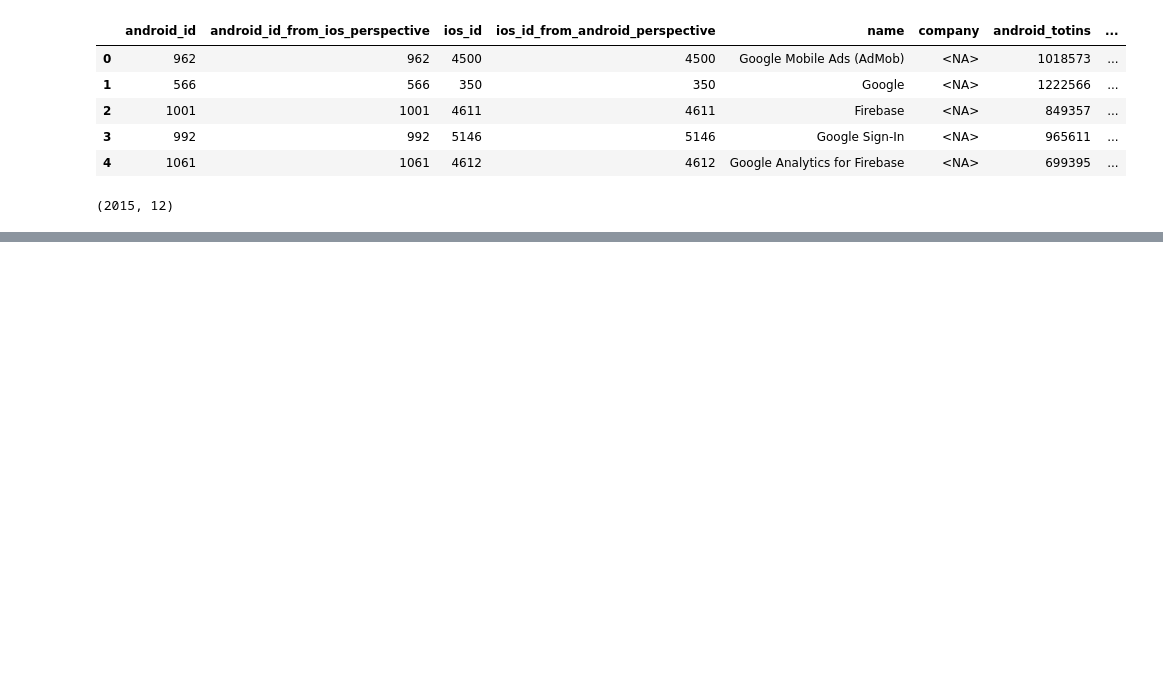
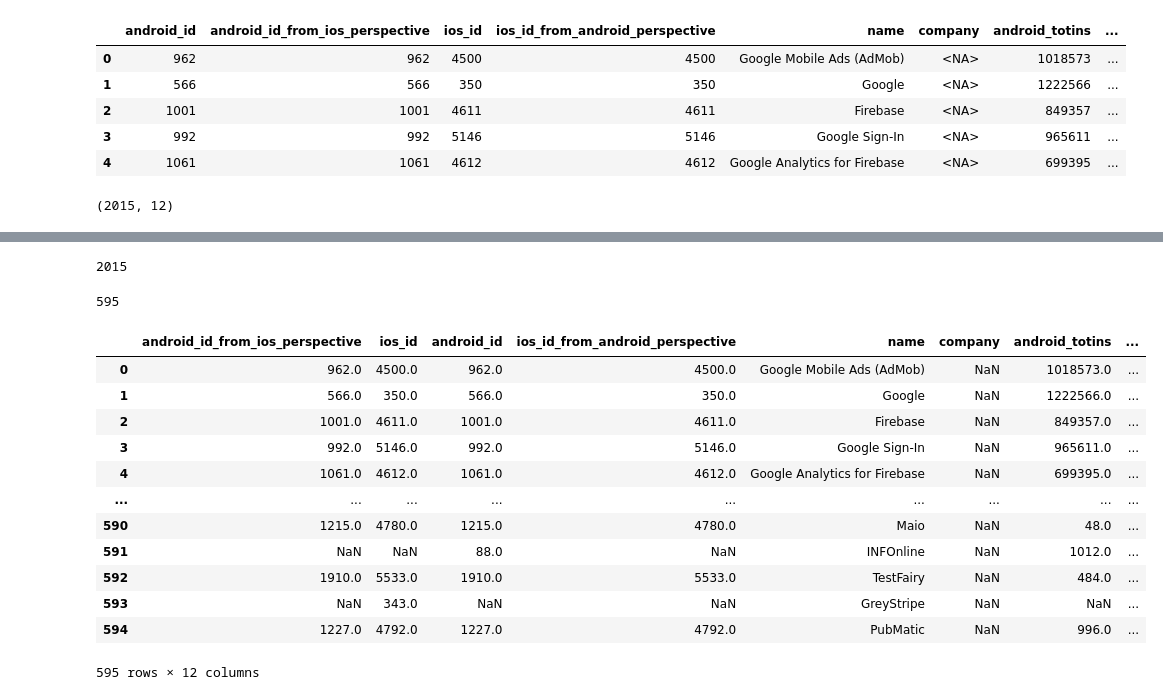
Before and after one commit to RaihanArvi/LLM-SDK-Research, a Jupyter notebook: notebooks/data_analysis.ipynb, the cells around one changed output, grey strips where cells are left out. Drawn from its saved outputs; the diff is of its cells as text; code cells hidden in the pictures; blank space fills up the shorter version.

Commit message:
- added filter by totins.

```diff
--- a/notebooks/data_analysis.ipynb
+++ b/notebooks/data_analysis.ipynb
@@ -274,0 +277,3 @@ df_final.to_csv("data/sdk_combined.csv", index=False)
+# %%
+df = pd.read_csv('data/sdk_combined.csv')
+df.head()
@@ -274,0 +287,26 @@ df_final.to_csv("data/sdk_combined.csv", index=False)
+# %%
+len(df)
+# %% [output]
+2015
+# %%
+filtered_df = df[df['totins'] > 1000]
+# %%
+len(filtered_df)
+# %% [output]
+595
+# %%
+filtered_df
+# %% [output]
+|  | android_id_from_ios_perspective | ios_id | android_id | ios_id_from_android_perspective | name | company | android_totins | ... |
+| 0 | 962.0 | 4500.0 | 962.0 | 4500.0 | Google Mobile Ads (AdMob) | NaN | 1018573.0 | ... |
+| 1 | 566.0 | 350.0 | 566.0 | 350.0 | Google | NaN | 1222566.0 | ... |
+| 2 | 1001.0 | 4611.0 | 1001.0 | 4611.0 | Firebase | NaN | 849357.0 | ... |
+| 3 | 992.0 | 5146.0 | 992.0 | 5146.0 | Google Sign-In | NaN | 965611.0 | ... |
+| 4 | 1061.0 | 4612.0 | 1061.0 | 4612.0 | Google Analytics for Firebase | NaN | 699395.0 | ... |
+| ... | ... | ... | ... | ... | ... | ... | ... | ... |
+| 590 | 1215.0 | 4780.0 | 1215.0 | 4780.0 | Maio | NaN | 48.0 | ... |
+| 591 | NaN | NaN | 88.0 | NaN | INFOnline | NaN | 1012.0 | ... |
+| 592 | 1910.0 | 5533.0 | 1910.0 | 5533.0 | TestFairy | NaN | 484.0 | ... |
+| 593 | NaN | 343.0 | NaN | NaN | GreyStripe | NaN | NaN | ... |
+| 594 | 1227.0 | 4792.0 | 1227.0 | 4792.0 | PubMatic | NaN | 996.0 | ... |
+595 rows × 12 columns
```
Also changed, not shown: parts of 3 cells of this notebook.
